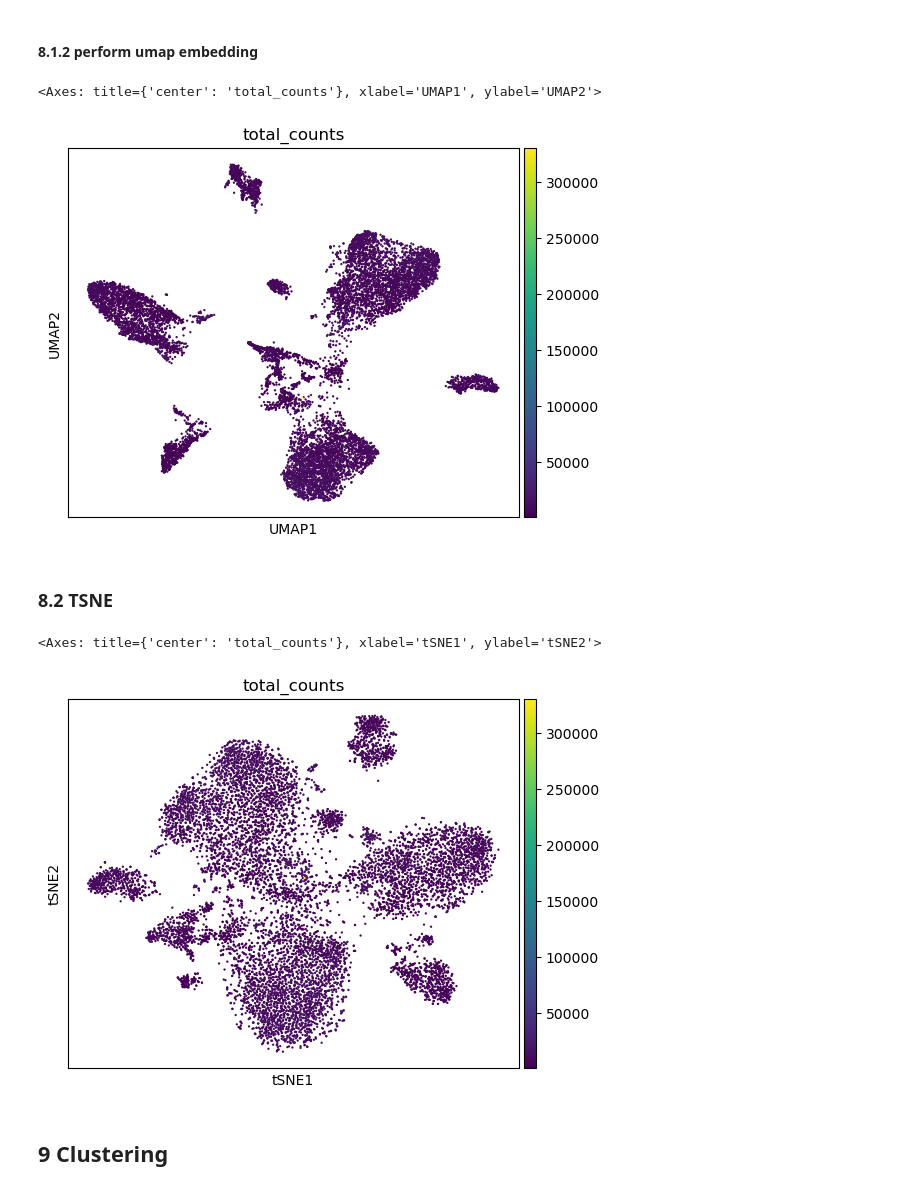
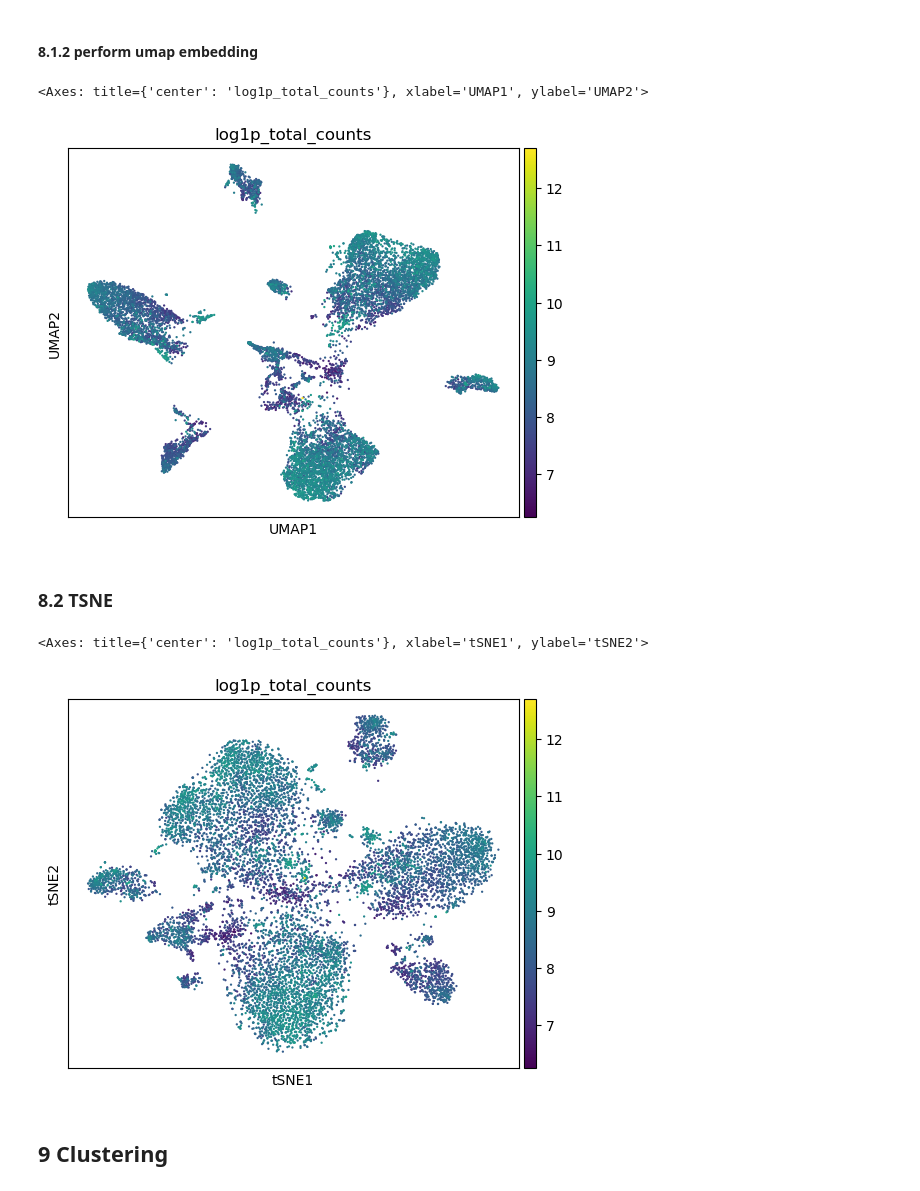
Before and after one commit to loosolab/biodaten23-24-scATAC-clustering, a Jupyter notebook: wp1/notebooks/clustering_and_evaluation.ipynb, the cells around one changed output. Cells and saved outputs as stored; diff of their text form; code cells hidden in the pictures.

```diff
--- a/wp1/notebooks/clustering_and_evaluation.ipynb
+++ b/wp1/notebooks/clustering_and_evaluation.ipynb
@@ -154,18 +207,18 @@ sc.pp.neighbors(adata, n_neighbors=n_neighbors, method=method, metric=metric)
 # %%
 sc.tl.umap(adata, spread=spread, min_dist=min_dist)
 # %%
-sc.pl.embedding(adata, basis='umap', ncols=3, show=False, color=color)
+sc.pl.embedding(adata, basis='umap', ncols=3, show=False, color='log1p_total_counts')
 # %% [output]
-<Axes: title={'center': 'total_counts'}, xlabel='UMAP1', ylabel='UMAP2'>
+<Axes: title={'center': 'log1p_total_counts'}, xlabel='UMAP1', ylabel='UMAP2'>
-[figure, old version]
+[figure, new version]
 # %% [markdown]
 ### 8.2 TSNE
 # %%
 sc.tl.tsne(adata, perplexity=perplexity)
 # %%
-sc.pl.embedding(adata, basis='tsne', ncols=3, show=False, color="total_counts")
+sc.pl.embedding(adata, basis='tsne', ncols=3, show=False, color="log1p_total_counts")
 # %% [output]
-<Axes: title={'center': 'total_counts'}, xlabel='tSNE1', ylabel='tSNE2'>
+<Axes: title={'center': 'log1p_total_counts'}, xlabel='tSNE1', ylabel='tSNE2'>
-[figure, old version]
+[figure, new version]
 # %% [markdown]
 ## 9 Clustering
```
Also changed, not shown: parts of 26 cells of this notebook.
